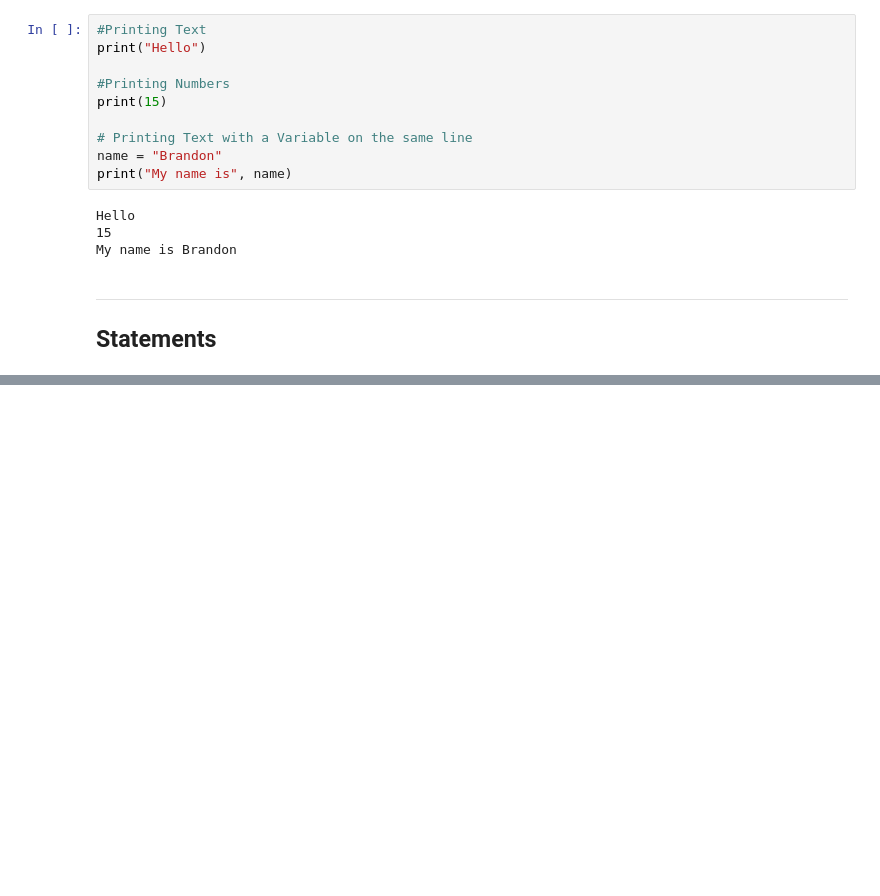
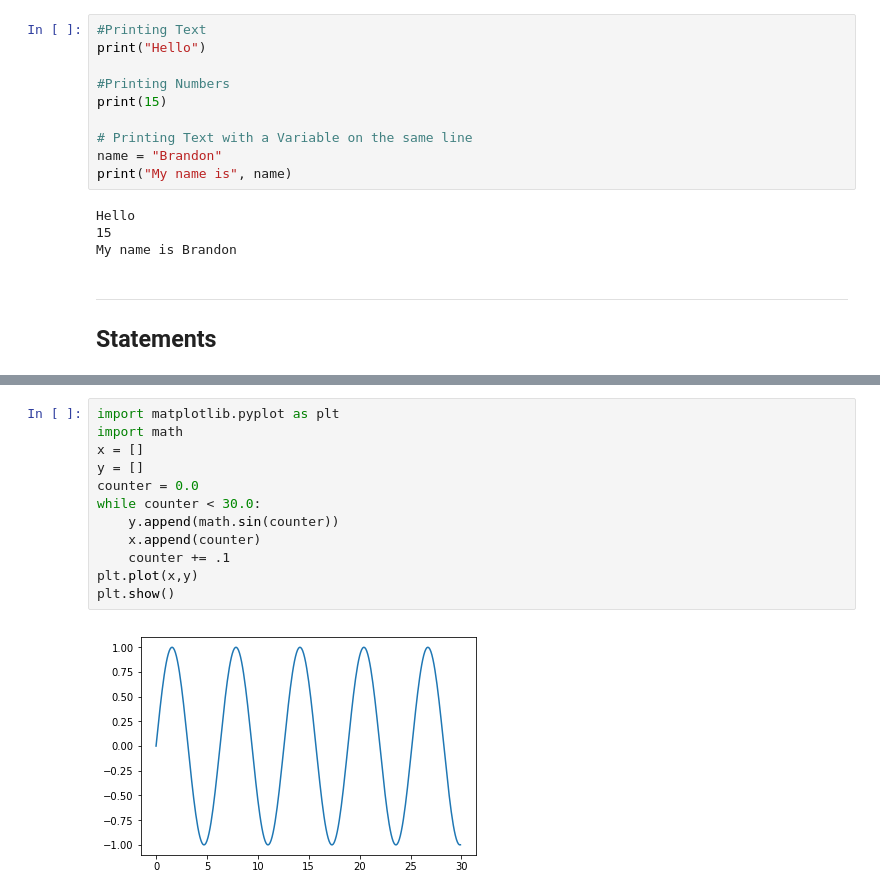
Before and after one commit to TechRunner2/Notes, a Jupyter notebook: CheatSheat.ipynb, the cells around one changed output, grey strips where cells are left out. Saved outputs shown, nothing was run; the diff lists cells and outputs as text; blank space fills up the shorter version.

```diff
--- a/CheatSheat.ipynb
+++ b/CheatSheat.ipynb
@@ -174,0 +496,14 @@ print(math.cos(num))
+# %%
+import matplotlib.pyplot as plt
+import math
+x = []
+y = []
+counter = 0.0
+while counter < 30.0:
+    y.append(math.sin(counter))
+    x.append(counter)
+    counter += .1
+plt.plot(x,y)
+plt.show()
+# %% [output]
+[figure, added]
```
Also changed, not shown: parts of 52 cells of this notebook, 3 other files.
